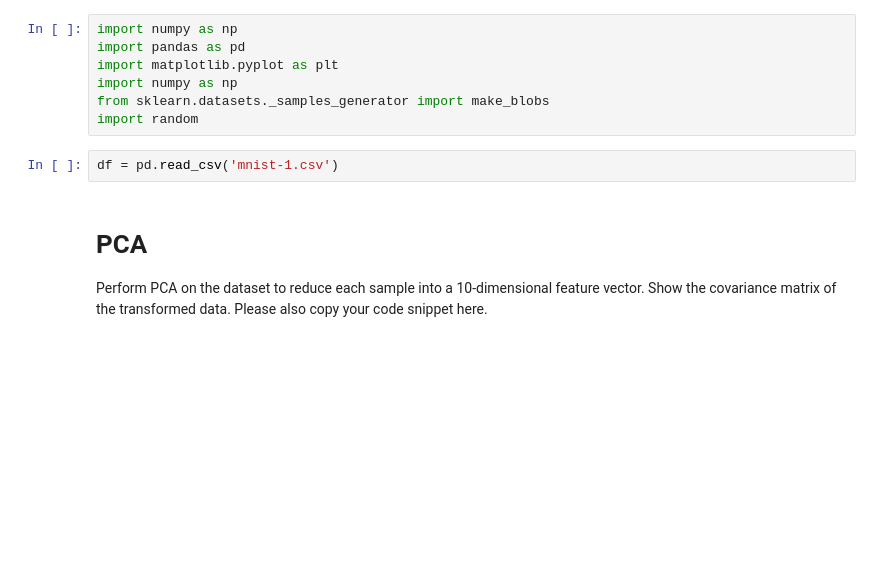
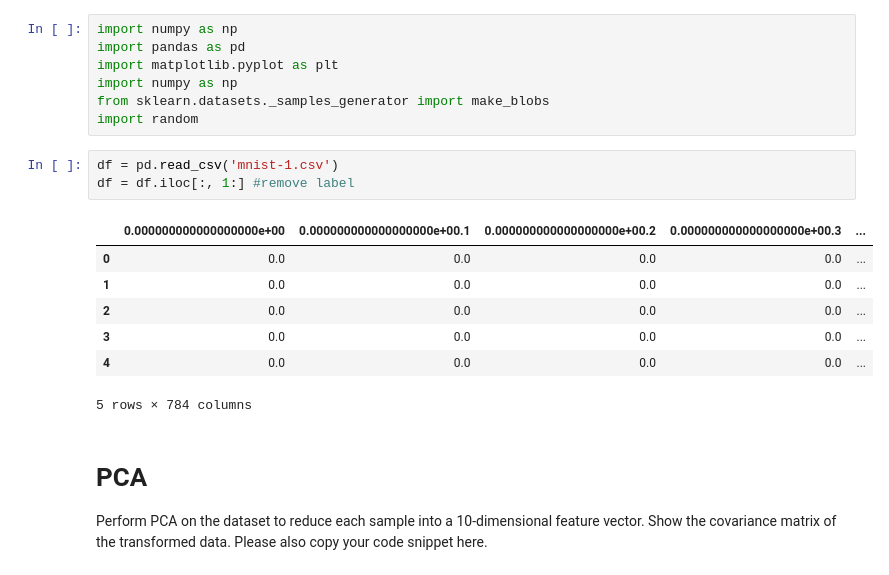
Before and after one commit to Liu-Rain/PCA-Kmeans-Kernel-Methods, a Jupyter notebook: Assignment3.ipynb, the cells around one changed output. Saved outputs shown, nothing was run; the diff lists cells and outputs as text; blank space fills up the shorter version.

```diff
--- a/Assignment3.ipynb
+++ b/Assignment3.ipynb
@@ -7,6 +7,15 @@ from sklearn.datasets._samples_generator import make_blobs
 import random
 # %%
 df = pd.read_csv('mnist-1.csv')
+df = df.iloc[:, 1:] #remove label
+# %% [output]
+|  | 0.000000000000000000e+00 | 0.000000000000000000e+00.1 | 0.000000000000000000e+00.2 | 0.000000000000000000e+00.3 | ... |
+| 0 | 0.0 | 0.0 | 0.0 | 0.0 | ... |
+| 1 | 0.0 | 0.0 | 0.0 | 0.0 | ... |
+| 2 | 0.0 | 0.0 | 0.0 | 0.0 | ... |
+| 3 | 0.0 | 0.0 | 0.0 | 0.0 | ... |
+| 4 | 0.0 | 0.0 | 0.0 | 0.0 | ... |
+5 rows × 784 columns
 # %% [markdown]
 # PCA
 
```
Also changed, not shown: parts of 8 cells of this notebook.
